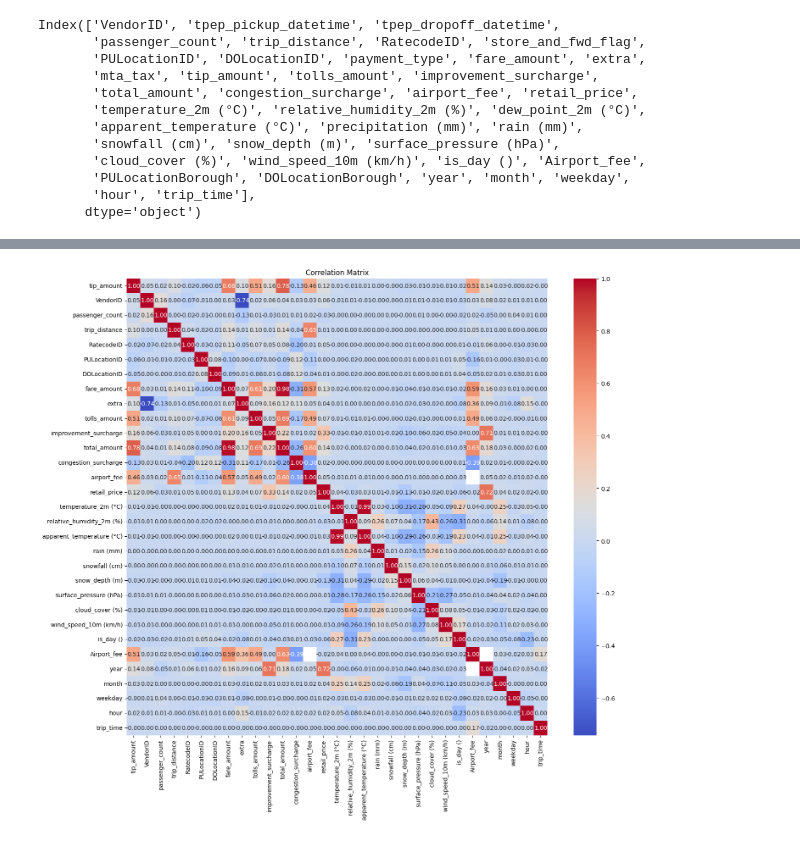
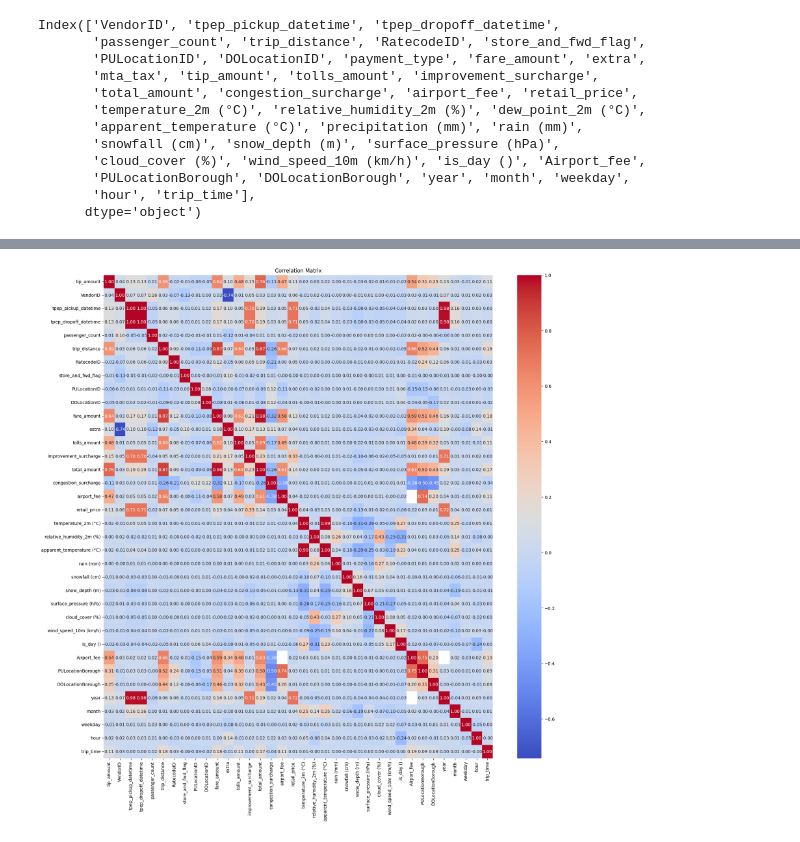
Before and after one commit to mklimek001/data-exploration, a Jupyter notebook: merge_nyc_with_weather_and_oil_prices.ipynb, the cells around one changed output, grey strips where cells are left out. Cells and saved outputs as stored; diff of their text form; code cells hidden in the pictures.

```diff
--- a/merge_nyc_with_weather_and_oil_prices.ipynb
+++ b/merge_nyc_with_weather_and_oil_prices.ipynb
@@ -342,3 +274,13 @@ memory usage: 14.9+ MB
+# %%
+import geopandas as gpd
+
+shapefile = gpd.read_file("../taxi_zones")
+
+location_to_borough_mapping = dict(zip(shapefile['LocationID'], shapefile['borough']))
+location_to_borough_idx_mapping = dict(zip(shapefile['LocationID'], shapefile['borough'].map({'Manhattan': 0, 'Queens': 1, 'Brooklyn': 2, 'Bronx': 3, 'EWR': 4, 'Staten Island': 5})))
+
+choosen_df["PULocationBorough"] = choosen_df.PULocationID.map(location_to_borough_idx_mapping)
+choosen_df["DOLocationBorough"] = choosen_df.DOLocationID.map(location_to_borough_idx_mapping)
 # %%
 correlation_matrix = choosen_df.corr()
 
@@ -479,5 +421,5 @@ plt.show()
 # %%
-N = 10000
+N = 1000
 rs = 42
 
 def get_samples_month_by_month_yellow(vechicle_type, oil_df, weather_df):
@@ -485,7 +427,7 @@ def get_samples_month_by_month_yellow(vechicle_type, oil_df, weather_df):
     for year in months_in_years.keys():
         filepaths = prepare_file_paths(year, vechicle_type)
         months = months_in_years[year]
-        for i in range(len(filepaths)):
+        for i in tqdm(range(len(filepaths)), total=len(filepaths), desc=str(year)):
             month_df = pd.read_parquet(filepaths[i])
             choosen_df = month_df[month_df['payment_type'] == 1].sample(N, random_state=rs).copy()
 
@@ -542,11 +464,15 @@ Successfully installed click-plugins-1.1.1 cligj-0.7.2 fiona-1.9.6 geopandas-0.1
+# %%
+choosen_df["store_and_fwd_flag"] = choosen_df["store_and_fwd_flag"].map({'N':0, 'Y':1})
 # %%
 import geopandas as gpd
 
-shapefile = gpd.read_file("taxi_zones")
+shapefile = gpd.read_file("../taxi_zones")
 
 location_to_borough_mapping = dict(zip(shapefile['LocationID'], shapefile['borough']))
-choosen_df["PULocationBorough"] = choosen_df.PULocationID.map(location_to_borough_mapping)
-choosen_df["DOLocationBorough"] = choosen_df.DOLocationID.map(location_to_borough_mapping)
+location_to_borough_idx_mapping = dict(zip(shapefile['LocationID'], shapefile['borough'].map({'Manhattan': 0, 'Queens': 1, 'Brooklyn': 2, 'Bronx': 3, 'EWR': 4, 'Staten Island': 5})))
+
+choosen_df["PULocationBorough"] = choosen_df.PULocationID.map(location_to_borough_idx_mapping)
+choosen_df["DOLocationBorough"] = choosen_df.DOLocationID.map(location_to_borough_idx_mapping)
 # %%
 choosen_df.columns
 # %% [output]
@@ -638,9 +564,9 @@ memory usage: 162.0+ MB
 # %%
 correlation_matrix = choosen_df_sel.corr()
 
-plt.figure(figsize=(16, 14))
+plt.figure(figsize=(20, 20))
 sns.heatmap(correlation_matrix, annot=True, cmap='coolwarm', fmt=".2f", annot_kws={"size": 10})
 plt.title('Correlation Matrix')
 plt.show()
 # %% [output]
-[figure, old version]
+[figure, new version]
```
Also changed, not shown: parts of 29 cells of this notebook.
